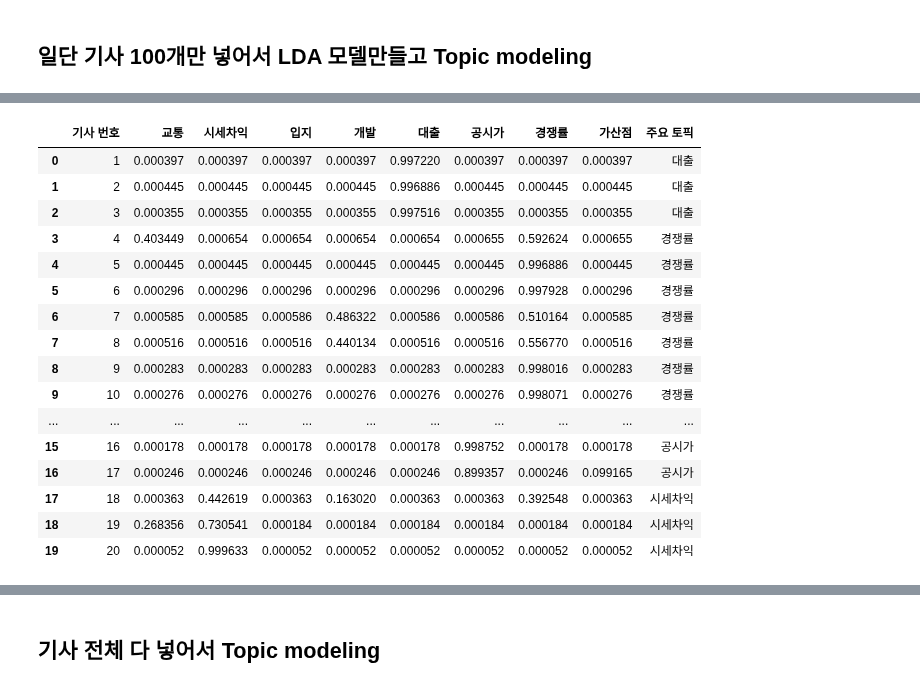
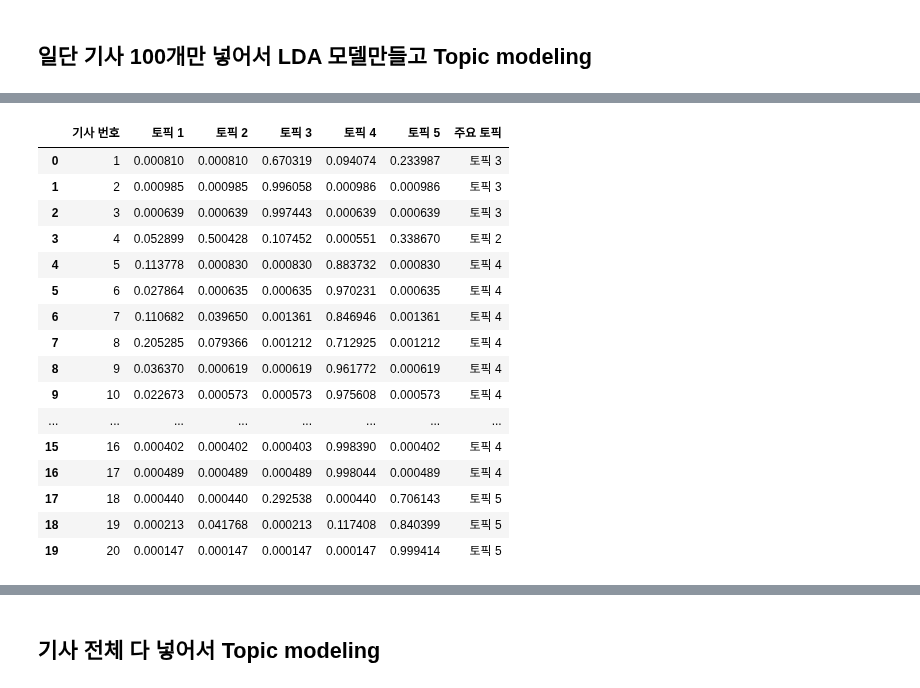
Before and after one commit to choikwangil95/HKToss-MLOps-Proejct, a Jupyter notebook: src/datasets/[JA] topic modeling_2.ipynb, the cells around one changed output, grey strips where cells are left out. Drawn from its saved outputs; the diff is of its cells as text; code cells hidden in the pictures.

```diff
--- a/src/datasets/[JA] topic modeling_2.ipynb
+++ b/src/datasets/[JA] topic modeling_2.ipynb
@@ -5,9 +5,9 @@ from sklearn.decomposition import LatentDirichletAllocation
 ## 일단 기사 100개만 넣어서 LDA 모델만들고 Topic modeling
 # %%
 import pandas as pd
-file_path = '/Users/JooAnLee/mid_project/src/datasets/수도권_아파트_청약_뉴스_크롤링.csv'
+file_path = '수도권_아파트_청약_뉴스_크롤링.csv'
 df = pd.read_csv(file_path)
-df.head()
+df
 # %% [output]
 |  | title | content | url | apartment |
 | 0 | “7인 가구에 무주택 15년 이상”…새해 첫 만점통장 ‘이곳... | 의왕 월암지구 대방 디에트르 레이크파크 조감도. [사진 출처... | https://n.news.naver.com/mnews/ar... | 의왕 월암지구 대방 디에트르 레이크파크 |
@@ -18,3 +25,2 @@ df.head()
 # %%
-train_df = df.iloc[:100]
-train_df.head()
+train_df = df
@@ -27,0 +49,5 @@ train_df.head()
+# %%
+with open('stopwords-ko.txt', 'r') as f:
+  list_file = f.readlines()
+stopwords = [word[:-1] for word in list_file ]
+stopwords
@@ -69,22 +280,28 @@ plt.show()
 # %%
-# 2. LDA 모델 학습 (n_components=8로 설정)
+from sklearn.feature_extraction.text import CountVectorizer
+from sklearn.decomposition import LatentDirichletAllocation
+import pandas as pd
+import pprint
+
+# 1. LDA 모델 학습 (n_components=9로 설정)
 lda = LatentDirichletAllocation(
-    n_components=8,
+    n_components=5,
     doc_topic_prior=0.1,
     random_state=42
 )
 lda.fit(dtm)
 
-# 3. 토픽별 주요 키워드 출력
-topic_names = ['교통', '시세차익', '입지', '개발', '대출', '공시가', '경쟁률', '가산점']
+# 2. 토픽별 주요 키워드 출력
+topic_names = [f'토픽 {i}' for i in range(1, 6)]
 
 terms = vectorizer.get_feature_names_out()
 topic_keywords = {}
+
 for i, topic in enumerate(lda.components_):
-    top_keywords = [terms[j] for j in topic.argsort()[-10:]]
+    top_keywords = [terms[j] for j in topic.argsort()[-10:][::-1]]  # 상위 10개 키워드 (역순 정렬)
     topic_keywords[topic_names[i]] = top_keywords
 
-# 4. 기사별 주요 토픽 점수 출력
+# 3. 기사별 주요 토픽 점수 출력 (DataFrame 활용)
 doc_topic = lda.transform(dtm)
 
 results = []
@@ -93,16 +310,14 @@ for i, topic_dist in enumerate(doc_topic):
     result = {
         '기사 번호': i + 1,
         '주요 토픽': topic_names[top_topic],
-        '토픽 비율': {topic_names[j]: topic_dist[j] for j in range(len(topic_names))}
     }
+    result.update({topic_names[j]: round(topic_dist[j], 4) for j in range(len(topic_names))})  # 소수점 4자리 반올림
     results.append(result)
 
-# 5. 결과 출력
-import pprint
+df_results = pd.DataFrame(results)
+
+# 4. 결과 출력
 print("\n[토픽별 주요 키워드]")
 pprint.pprint(topic_keywords)
-
-print("\n[기사별 주요 토픽 비율]")
-pprint.pprint(results)
 # %% [output]
 [토픽별 주요 키워드]
@@ -125,36 +329,36 @@ pprint.pprint(results)
 # %%
 import pandas as pd
 
 # 기사별 주요 토픽 점수 출력
 doc_topic = lda.transform(dtm)
 
 # 토픽 이름 설정
-topic_names = ['교통', '시세차익', '입지', '개발', '대출', '공시가', '경쟁률', '가산점']
+topic_names = [f'토픽 {i}' for i in range(1, 6)]
 
 # 기사별 토픽 비율 정리 (테이블 형식)
 topic_df = pd.DataFrame(doc_topic, columns=topic_names)
 topic_df.insert(0, '기사 번호', range(1, len(topic_df) + 1))
 
 # 주요 토픽 추가
 topic_df['주요 토픽'] = topic_df[topic_names].idxmax(axis=1)
 
 # 결과 출력 (테이블 형식)
 topic_df.head(20)
 # %% [output]
-|  | 기사 번호 | 교통 | 시세차익 | 입지 | 개발 | 대출 | 공시가 | 경쟁률 | 가산점 | 주요 토픽 |
-| 0 | 1 | 0.000397 | 0.000397 | 0.000397 | 0.000397 | 0.997220 | 0.000397 | 0.000397 | 0.000397 | 대출 |
-| 1 | 2 | 0.000445 | 0.000445 | 0.000445 | 0.000445 | 0.996886 | 0.000445 | 0.000445 | 0.000445 | 대출 |
-| 2 | 3 | 0.000355 | 0.000355 | 0.000355 | 0.000355 | 0.997516 | 0.000355 | 0.000355 | 0.000355 | 대출 |
-| 3 | 4 | 0.403449 | 0.000654 | 0.000654 | 0.000654 | 0.000654 | 0.000655 | 0.592624 | 0.000655 | 경쟁률 |
-| 4 | 5 | 0.000445 | 0.000445 | 0.000445 | 0.000445 | 0.000445 | 0.000445 | 0.996886 | 0.000445 | 경쟁률 |
-| 5 | 6 | 0.000296 | 0.000296 | 0.000296 | 0.000296 | 0.000296 | 0.000296 | 0.997928 | 0.000296 | 경쟁률 |
-| 6 | 7 | 0.000585 | 0.000585 | 0.000586 | 0.486322 | 0.000586 | 0.000586 | 0.510164 | 0.000585 | 경쟁률 |
-| 7 | 8 | 0.000516 | 0.000516 | 0.000516 | 0.440134 | 0.000516 | 0.000516 | 0.556770 | 0.000516 | 경쟁률 |
-| 8 | 9 | 0.000283 | 0.000283 | 0.000283 | 0.000283 | 0.000283 | 0.000283 | 0.998016 | 0.000283 | 경쟁률 |
-| 9 | 10 | 0.000276 | 0.000276 | 0.000276 | 0.000276 | 0.000276 | 0.000276 | 0.998071 | 0.000276 | 경쟁률 |
-| ... | ... | ... | ... | ... | ... | ... | ... | ... | ... | ... |
-| 15 | 16 | 0.000178 | 0.000178 | 0.000178 | 0.000178 | 0.000178 | 0.998752 | 0.000178 | 0.000178 | 공시가 |
-| 16 | 17 | 0.000246 | 0.000246 | 0.000246 | 0.000246 | 0.000246 | 0.899357 | 0.000246 | 0.099165 | 공시가 |
-| 17 | 18 | 0.000363 | 0.442619 | 0.000363 | 0.163020 | 0.000363 | 0.000363 | 0.392548 | 0.000363 | 시세차익 |
-| 18 | 19 | 0.268356 | 0.730541 | 0.000184 | 0.000184 | 0.000184 | 0.000184 | 0.000184 | 0.000184 | 시세차익 |
-| 19 | 20 | 0.000052 | 0.999633 | 0.000052 | 0.000052 | 0.000052 | 0.000052 | 0.000052 | 0.000052 | 시세차익 |
+|  | 기사 번호 | 토픽 1 | 토픽 2 | 토픽 3 | 토픽 4 | 토픽 5 | 주요 토픽 |
+| 0 | 1 | 0.000810 | 0.000810 | 0.670319 | 0.094074 | 0.233987 | 토픽 3 |
+| 1 | 2 | 0.000985 | 0.000985 | 0.996058 | 0.000986 | 0.000986 | 토픽 3 |
+| 2 | 3 | 0.000639 | 0.000639 | 0.997443 | 0.000639 | 0.000639 | 토픽 3 |
+| 3 | 4 | 0.052899 | 0.500428 | 0.107452 | 0.000551 | 0.338670 | 토픽 2 |
+| 4 | 5 | 0.113778 | 0.000830 | 0.000830 | 0.883732 | 0.000830 | 토픽 4 |
+| 5 | 6 | 0.027864 | 0.000635 | 0.000635 | 0.970231 | 0.000635 | 토픽 4 |
+| 6 | 7 | 0.110682 | 0.039650 | 0.001361 | 0.846946 | 0.001361 | 토픽 4 |
+| 7 | 8 | 0.205285 | 0.079366 | 0.001212 | 0.712925 | 0.001212 | 토픽 4 |
+| 8 | 9 | 0.036370 | 0.000619 | 0.000619 | 0.961772 | 0.000619 | 토픽 4 |
+| 9 | 10 | 0.022673 | 0.000573 | 0.000573 | 0.975608 | 0.000573 | 토픽 4 |
+| ... | ... | ... | ... | ... | ... | ... | ... |
+| 15 | 16 | 0.000402 | 0.000402 | 0.000403 | 0.998390 | 0.000402 | 토픽 4 |
+| 16 | 17 | 0.000489 | 0.000489 | 0.000489 | 0.998044 | 0.000489 | 토픽 4 |
+| 17 | 18 | 0.000440 | 0.000440 | 0.292538 | 0.000440 | 0.706143 | 토픽 5 |
+| 18 | 19 | 0.000213 | 0.041768 | 0.000213 | 0.117408 | 0.840399 | 토픽 5 |
+| 19 | 20 | 0.000147 | 0.000147 | 0.000147 | 0.000147 | 0.999414 | 토픽 5 |
```
Also changed, not shown: parts of 13 cells of this notebook, 2 other files.
